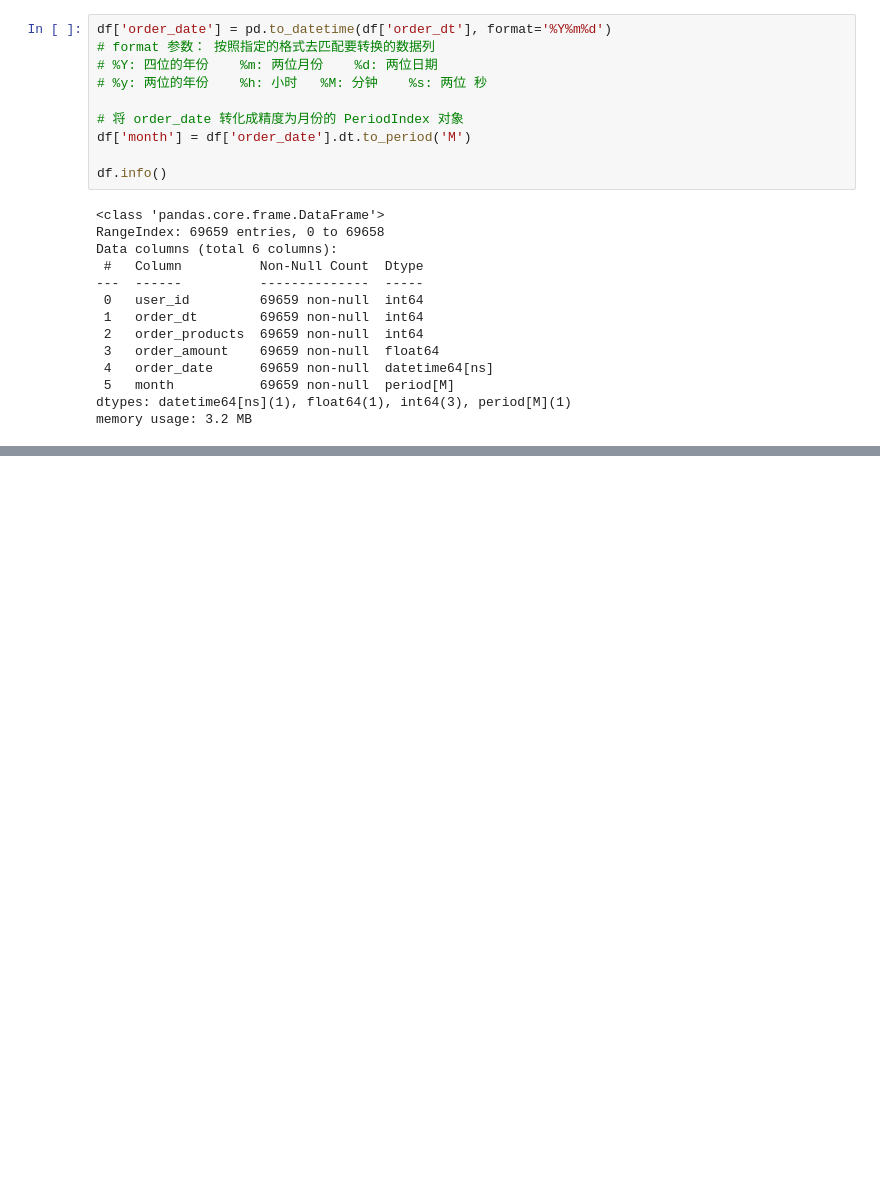
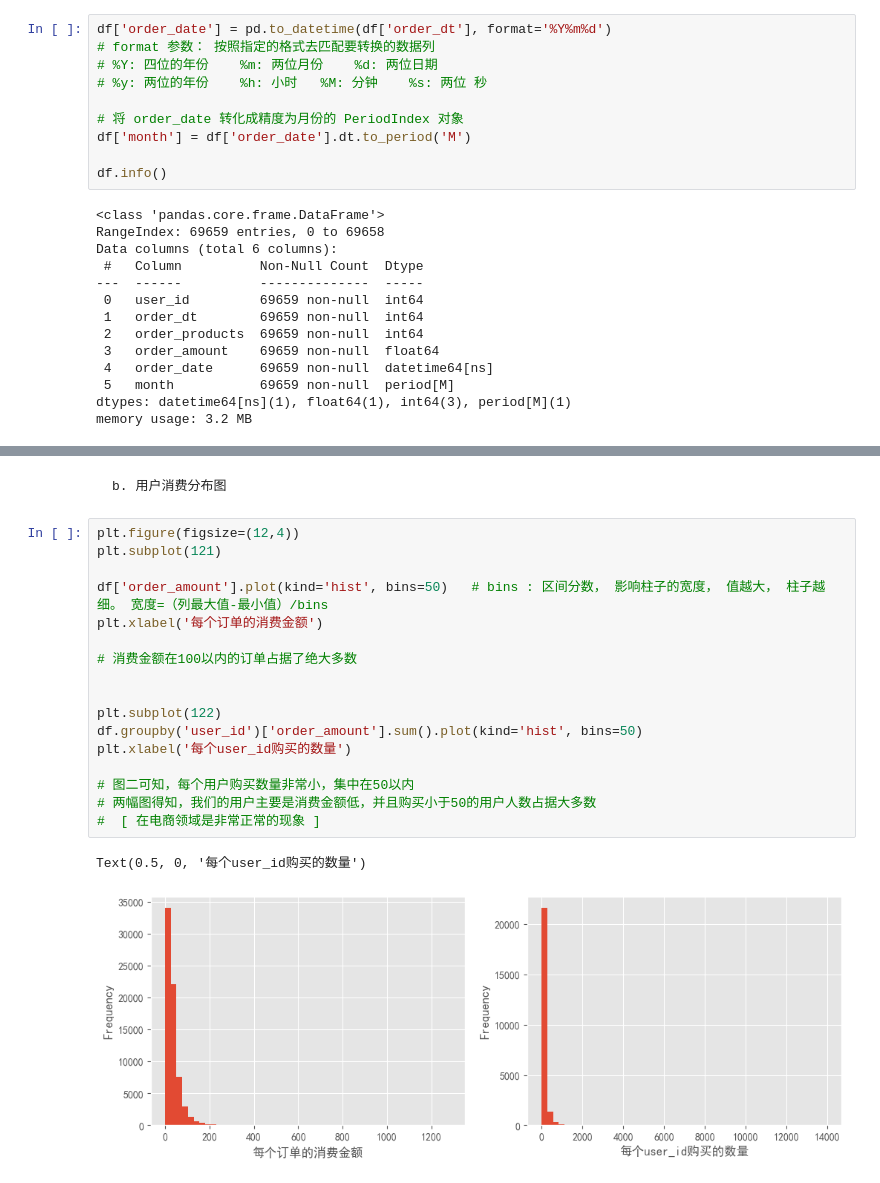
Before and after one commit to Fade-Smile/Basic-of-Data-Analyst, a Jupyter notebook: Project/3. User consumption behavior data analysis.ipynb, the cells around one changed output, grey strips where cells are left out. Saved outputs shown, nothing was run; the diff lists cells and outputs as text; blank space fills up the shorter version.

```diff
--- a/Project/3. User consumption behavior data analysis.ipynb
+++ b/Project/3. User consumption behavior data analysis.ipynb
@@ -121,0 +157,22 @@ Text(0.5, 1.0, '每月的消费人数【根据user_id 进行去重统计, 再计
+# %% [markdown]
+    b. 用户消费分布图
+# %%
+plt.figure(figsize=(12,4))
+plt.subplot(121)
+
+df['order_amount'].plot(kind='hist', bins=50)   # bins : 区间分数， 影响柱子的宽度， 值越大， 柱子越细。 宽度=（列最大值-最小值）/bins
+plt.xlabel('每个订单的消费金额')
+
+# 消费金额在100以内的订单占据了绝大多数
+
+
+plt.subplot(122)
+df.groupby('user_id')['order_amount'].sum().plot(kind='hist', bins=50)
+plt.xlabel('每个user_id购买的数量')
+
+# 图二可知，每个用户购买数量非常小，集中在50以内
+# 两幅图得知，我们的用户主要是消费金额低，并且购买小于50的用户人数占据大多数
+#  [ 在电商领域是非常正常的现象 ]
+# %% [output]
+Text(0.5, 0, '每个user_id购买的数量')
+[figure, added]
```
Also changed, not shown: parts of 9 cells of this notebook.
